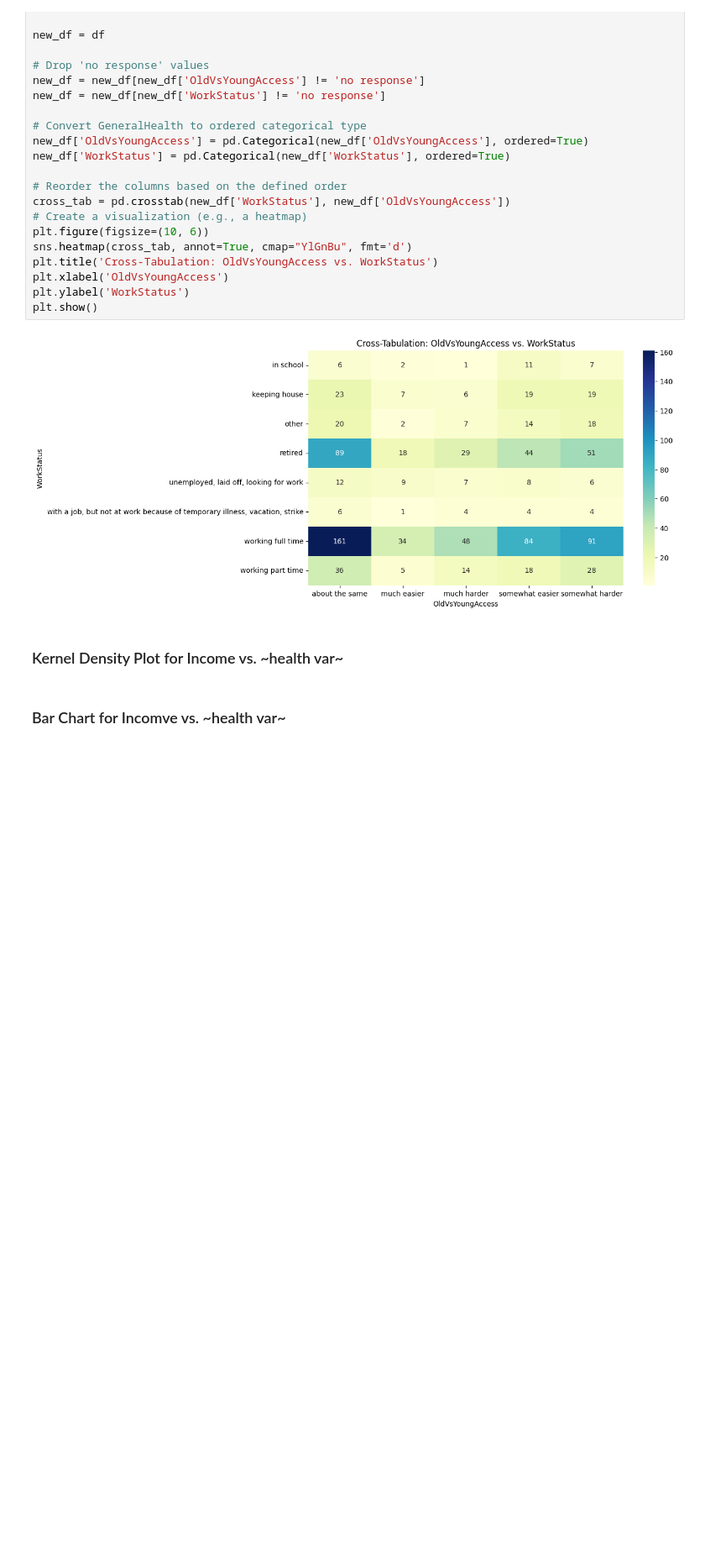
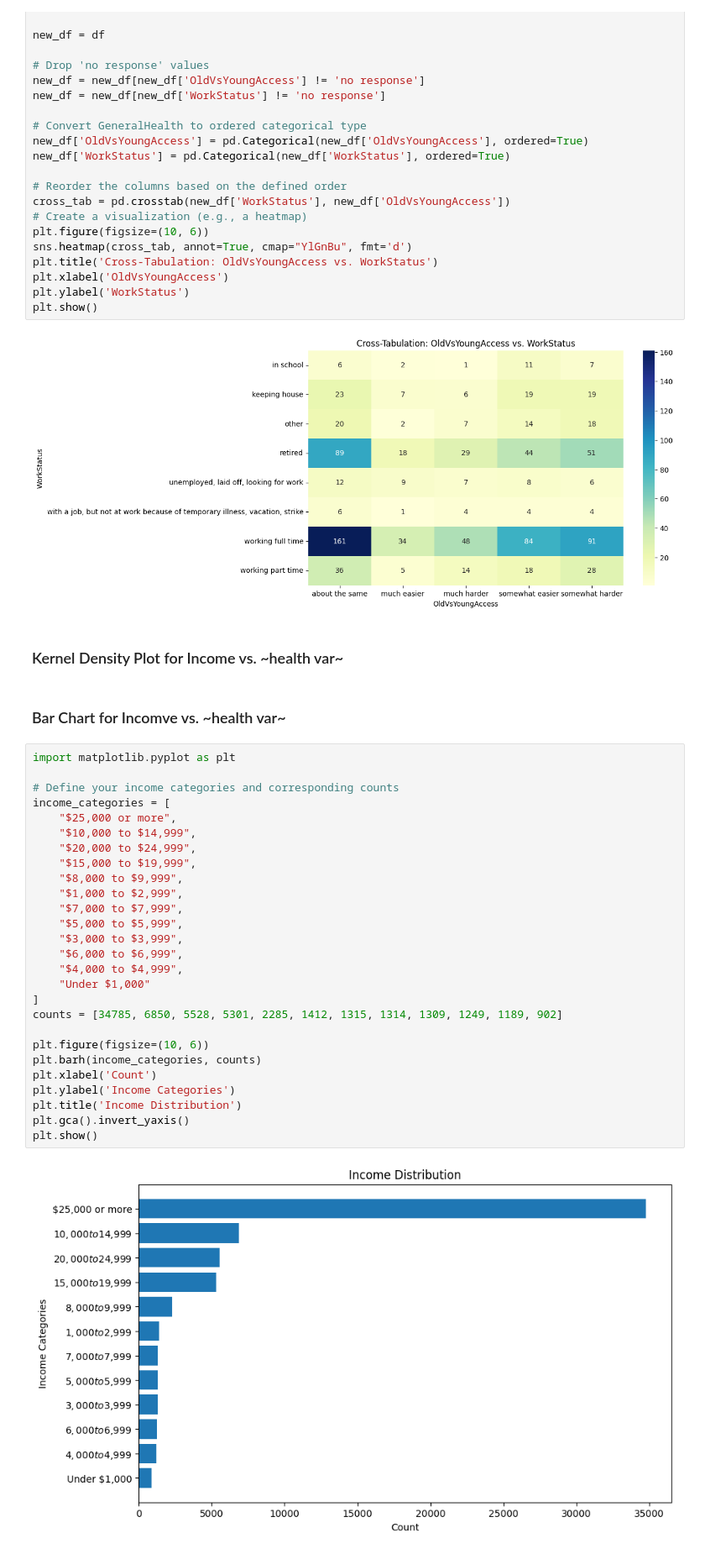
Before and after one commit to DS3001/group8, a Jupyter notebook: Untitled-1.ipynb, the cells around one changed output. Shown at 84% size. Drawn from its saved outputs; the diff is of its cells as text; blank space fills up the shorter version.

```diff
--- a/Untitled-1.ipynb
+++ b/Untitled-1.ipynb
@@ -1313,3 +1292,32 @@ plt.show()
 ### Kernel Density Plot for Income vs. ~health var~
 # %% [markdown]
 ### Bar Chart for Incomve vs. ~health var~
+# %%
+import matplotlib.pyplot as plt
+
+# Define your income categories and corresponding counts
+income_categories = [
+    "$25,000 or more",
+    "$10,000 to $14,999",
+    "$20,000 to $24,999",
+    "$15,000 to $19,999",
+    "$8,000 to $9,999",
+    "$1,000 to $2,999",
+    "$7,000 to $7,999",
+    "$5,000 to $5,999",
+    "$3,000 to $3,999",
+    "$6,000 to $6,999",
+    "$4,000 to $4,999",
+    "Under $1,000"
+]
+counts = [34785, 6850, 5528, 5301, 2285, 1412, 1315, 1314, 1309, 1249, 1189, 902]
+
+plt.figure(figsize=(10, 6))
+plt.barh(income_categories, counts)
+plt.xlabel('Count')
+plt.ylabel('Income Categories')
+plt.title('Income Distribution')
+plt.gca().invert_yaxis()
+plt.show()
+# %% [output]
+[figure, added]
```
Also changed, not shown: parts of 27 cells of this notebook.
